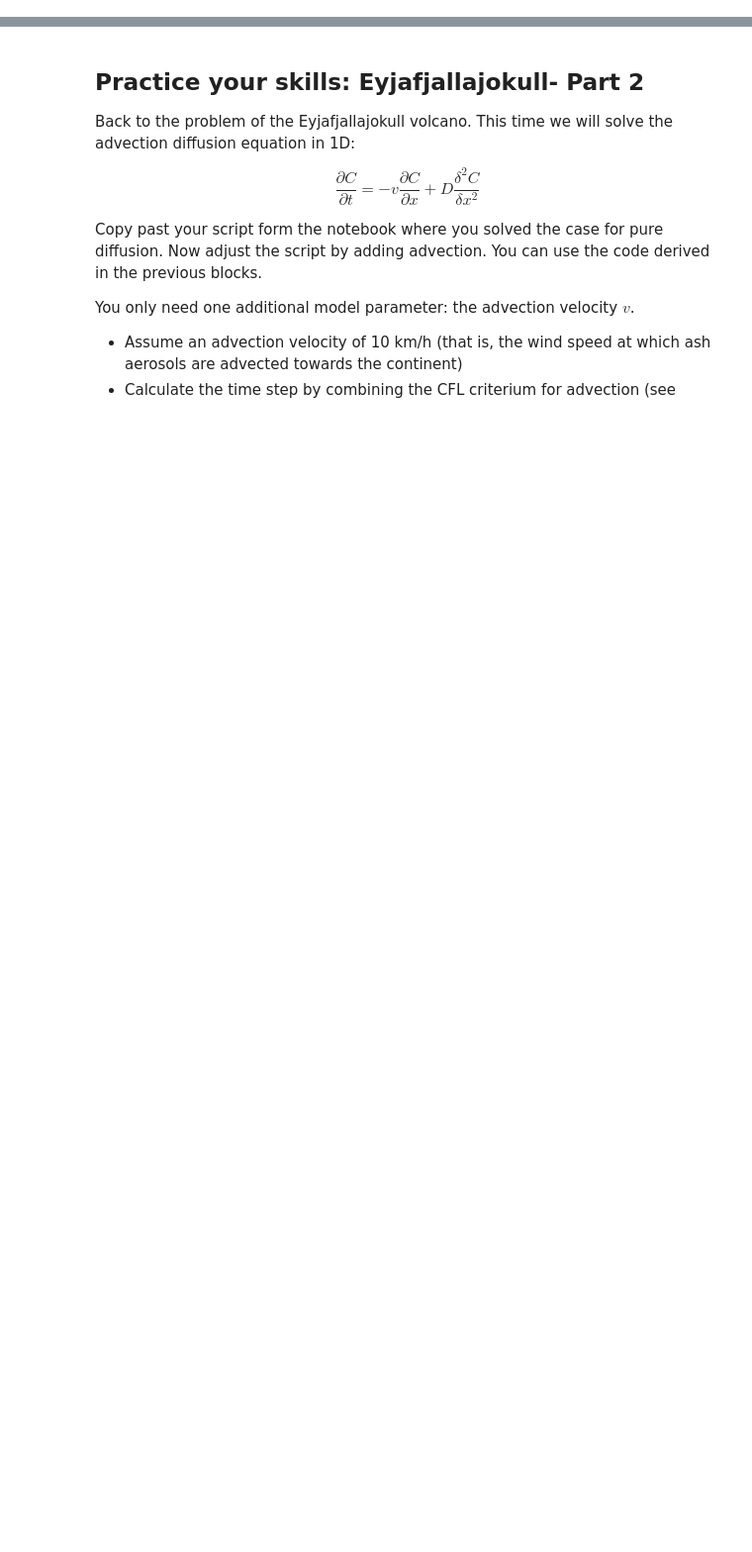
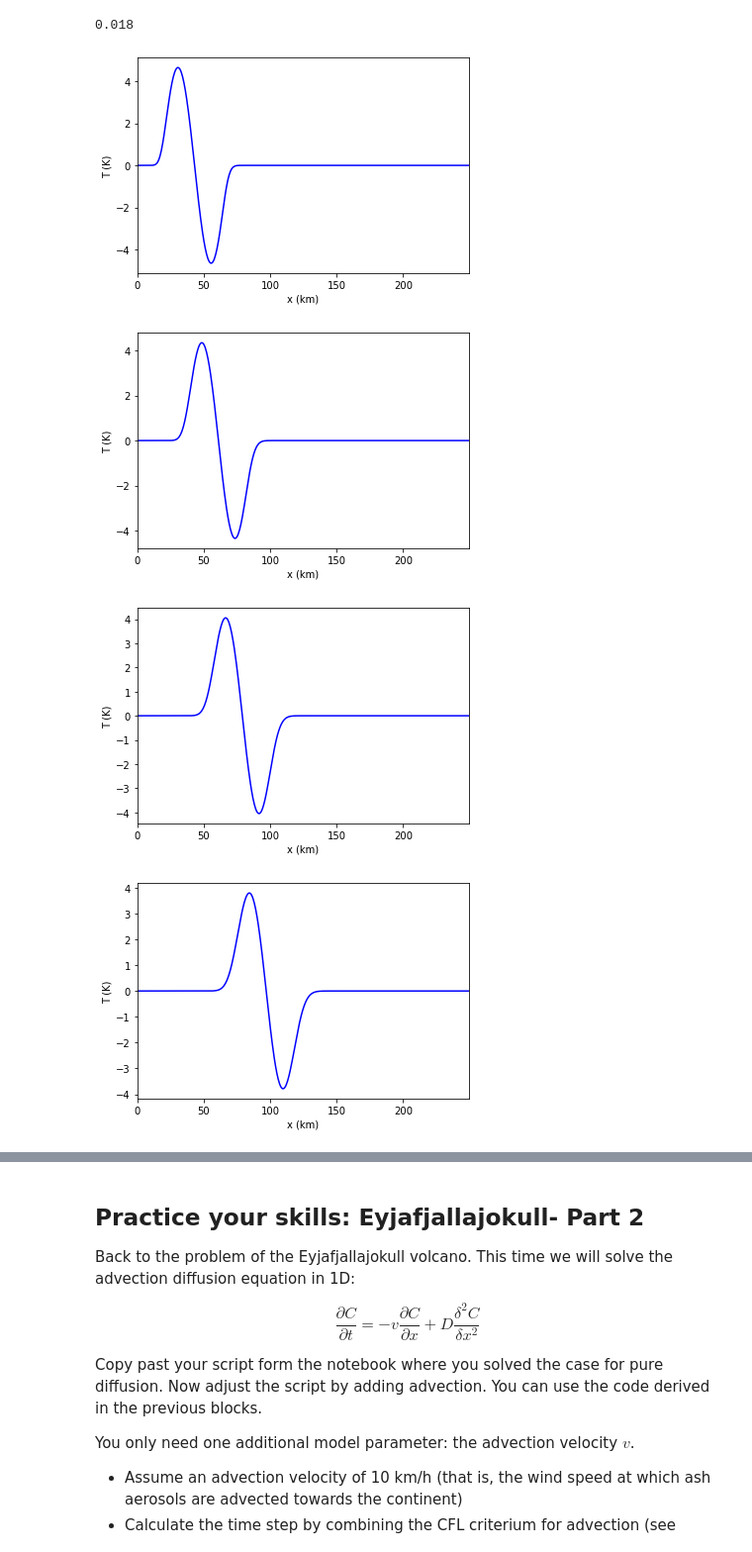
Before and after one commit to csdms/ivy, a Jupyter notebook: lessons/python/ESPIN-06 Models Part 2 (Advection).ipynb, the cells around one changed output, grey strips where cells are left out. Shown: that part at 99% size. Drawn from its saved outputs; the diff is of its cells as text; code cells hidden in the pictures; blank space fills up the shorter version.

```diff
--- a/lessons/python/ESPIN-06 Models Part 2 (Advection).ipynb
+++ b/lessons/python/ESPIN-06 Models Part 2 (Advection).ipynb
@@ -135,0 +120,33 @@ plt.show()
+# %%
+# data, parameter values
+v    = 10 #m/s
+totT = 3600 *3#in sec
+dt   = 0.9*v/dx
+print(dt)
+
+# Initialise numpy array
+T_num = np.zeros_like(y)
+T_num[:] = y
+
+# Numerical solution
+it = 0
+
+while it*dt<totT:
+    it +=1
+    if v>0:
+        T_num[1:] = T_num[1:] - v*dt/dx*(T_num[1:]-T_num[0:-1])
+        # BC
+        T_num[0] = T_num[-1]
+
+    if it%1e5==0:
+        plt.plot(x/1.e3, T_num, 'b')
+        plt.xlim((0, max(x/1e3)))
+        plt.xlabel('x (km)')
+        plt.ylabel('T (K)')
+        plt.show()
+# %% [output]
+0.018
+[figure, added]
+[figure, added]
+[figure, added]
+[figure, added]
```
Also changed, not shown: parts of 12 cells of this notebook, 10 other files.
